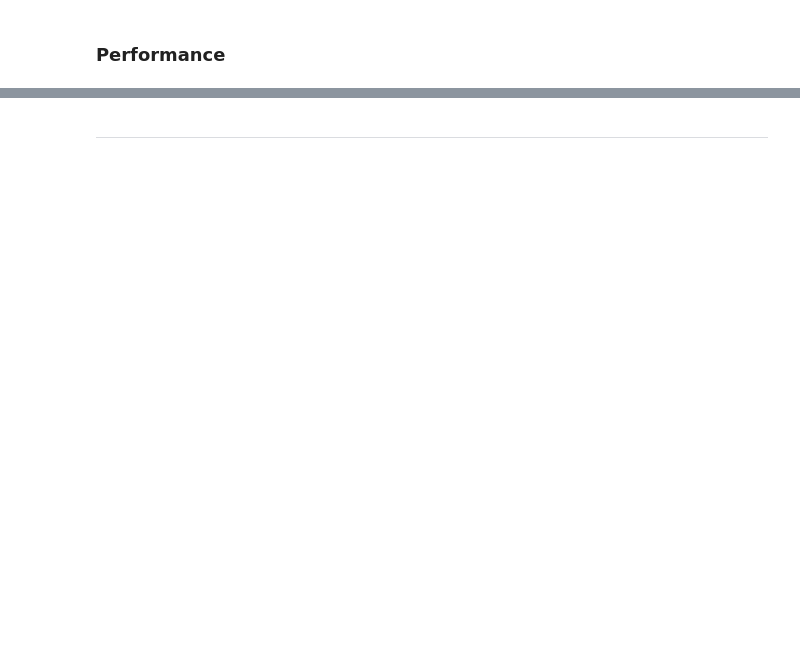
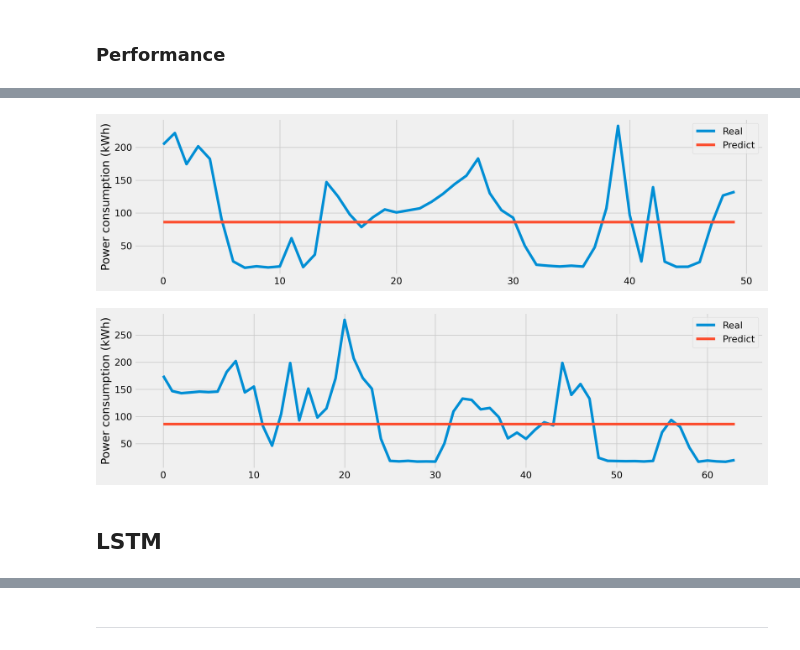
Before and after one commit to Melodyellinn/Projet_RNR, a Jupyter notebook: notebooks/notebook_model.ipynb, the cells around one changed output, grey strips where cells are left out. Saved outputs shown, nothing was run; the diff lists cells and outputs as text; code cells hidden in the pictures; blank space fills up the shorter version.

```diff
--- a/notebooks/notebook_model.ipynb
+++ b/notebooks/notebook_model.ipynb
@@ -188,15 +187,24 @@ def root_mean_pred(y_true, y_pred):
+# %%
+# define optimzer paramaters
+optimizer = Adam(lr=0.005)
+# %%
+# define early-stopping regularization
+callback = EarlyStopping(monitor='val_loss', patience=5, verbose=2, mode='min')
 # %%
-def rnn(X_train, y_train, X_test, y_test, time_steps, epoch, batch, verbose, dropout):
+# define model building function
+def rnn(train_generator, test_generator, callback_, optimizer, time_steps, epoch, batch, verbose):
     model = Sequential()
-    model.add(SimpleRNN(100, activation='sigmoid', recurrent_dropout=dropout, input_shape=(batch_size, time_steps, X_train.shape[1])))
-    model.add(Dense(100, activation='sigmoid', input_shape=(12, 7)))
+    model.add(SimpleRNN(100, activation='sigmoid', input_shape=(time_steps, 6)))
+    model.add(Dense(100, activation='sigmoid'))
     model.add(Dense(1))
-    model.compile(optimizer='adam', loss="mse", metrics=root_mean_pred)
-    model.fit(X_train, y_train,
+    model.compile(optimizer=optimizer, loss="mse", metrics="mse")
+    model.fit(train_generator,
                 batch_size=batch,
                 epochs= epoch,
                 verbose=verbose,
-                validation_data=(X_test, y_test))
+                callbacks=[callback_],
+                validation_data=(test_generator),
+                shuffle=False)
     return model
 # %%
 # model instantiation
@@ -255,0 +277,20 @@ ValueError: The truth value of a DataFrame is ambiguous. Use a.empty, a.bool(),
+# %%
+# define train/test splits from generators for prediction plots
+X_train, y_train = train_gnr[0][0], train_gnr[0][1]
+X_test, y_test = test_gnr[0][0], test_gnr[0][1]
+
+# draw train & test prediction
+predict_train = base_model.predict(X_train)
+predict_test = base_model.predict(X_test)
+
+for real, predict in [(y_train, predict_train),(y_test, predict_test)]:
+    plt.figure()
+    plt.plot(real)
+    plt.plot(predict)
+    plt.ylabel('Power consumption (kWh)');
+    plt.legend(['Real', 'Predict']);
+# %% [output]
+[figure, added]
+[figure, added]
+# %% [markdown]
+## LSTM
```
Also changed, not shown: parts of 40 cells of this notebook, 7 other files.
